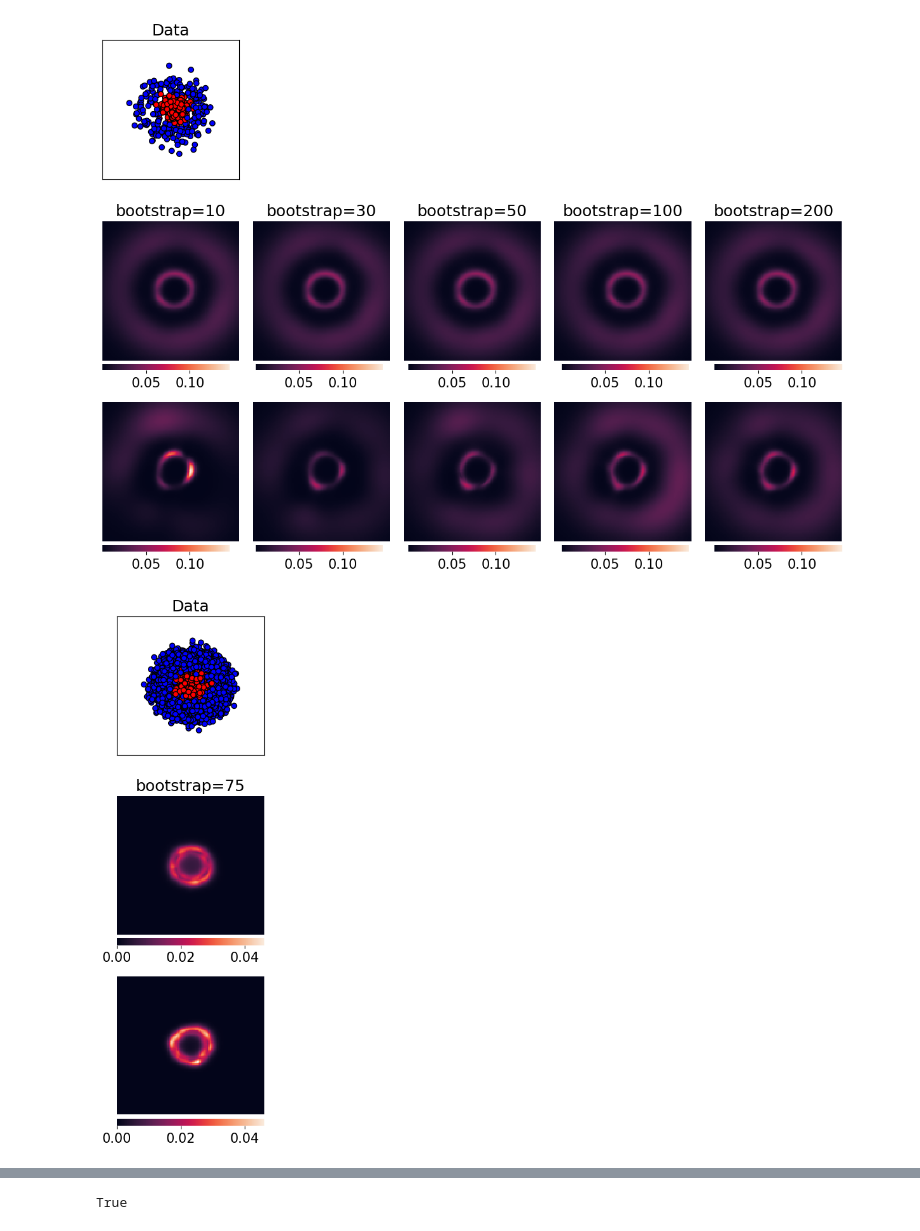
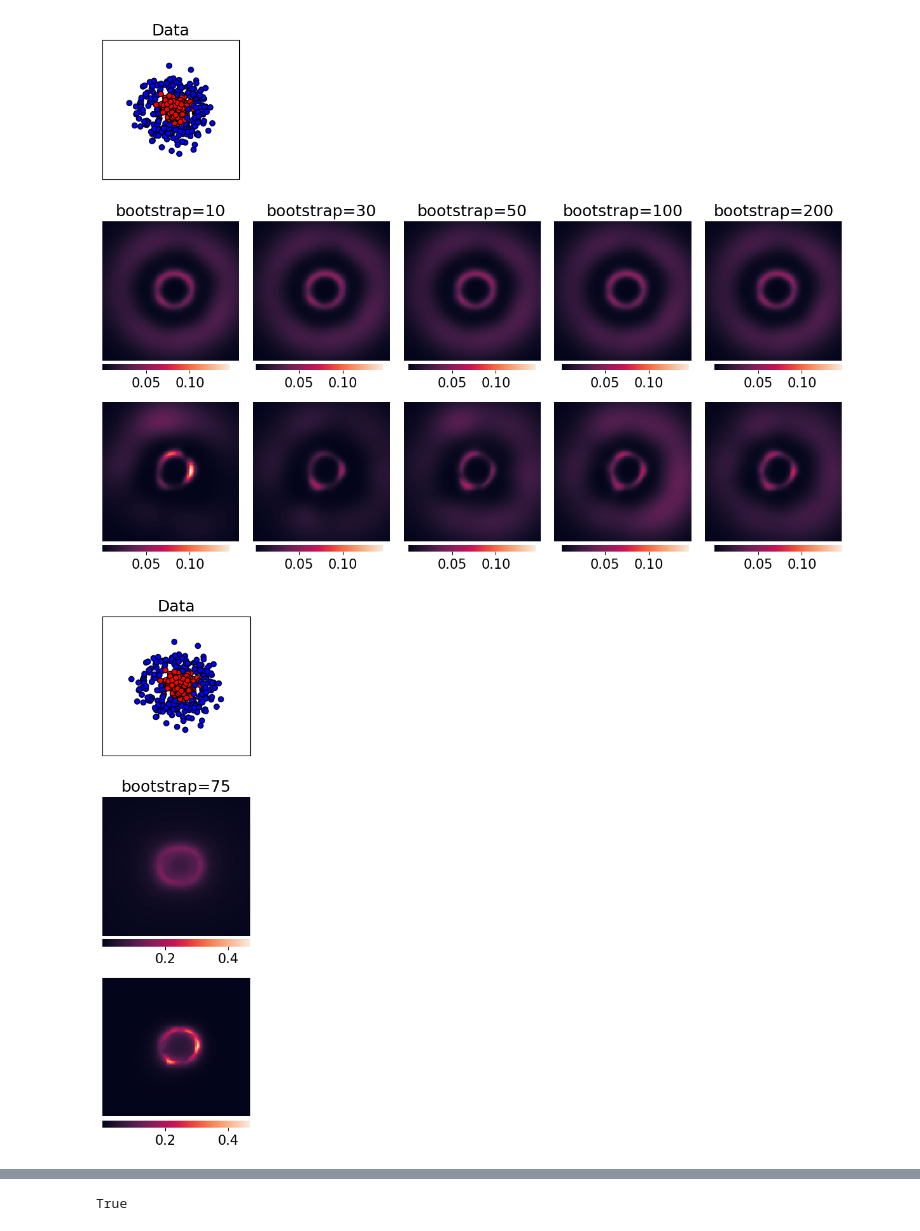
Before and after one commit to RUrlus/PointPredictionUncertainty, a Jupyter notebook: notebooks/BI.ipynb, the cells around one changed output, grey strips where cells are left out. Drawn from its saved outputs; the diff is of its cells as text; code cells hidden in the pictures.

```diff
--- a/notebooks/BI.ipynb
+++ b/notebooks/BI.ipynb
@@ -119,7 +120,7 @@ classifiers = [
 
 n_ticks = 100
 n_samples = 500  #train instances
-reps = 64 # train set sample
+reps = 100 # train set sample
 # %%
 from ppu.methods.bregman import *
 generator = {
@@ -1013,7 +1008,7 @@ plt.show()
 '''
 Bootstrap
 '''
-n_samples = 10000
+n_samples = 500
 
 name = 'Neural Net'
 if name != 'Neural Net':
@@ -1027,7 +1022,7 @@ plt.rcParams.update({'font.size': 15})
 bootstrap = [75]
 num = len(bootstrap)
 figure, axs = plt.subplots(3, num, figsize=(3*num, 10.5))
-reps = 64
+reps = 500
 
 i = 0
 eps = 1
@@ -1090,34 +1085,34 @@ for i in range(num):
 
 for i in range(num):
     ax = axs[1]
     ax.set_title('bootstrap={}'.format(bootstrap[i]))
     with np.errstate(all='ignore'):
         sns.heatmap(response1, ax=ax, vmin=vmin, vmax=vmax, cbar_kws=cbar_kws).invert_yaxis()
 
     ax.set_xticks(())
     ax.set_yticks(())
 
 
     ax = axs[2]
 
     with np.errstate(all='ignore'):
         sns.heatmap(response2[i], ax=ax, vmin=vmin, vmax=vmax, cbar_kws=cbar_kws).invert_yaxis()
 
     ax.set_xticks(())
     ax.set_yticks(())
 
 
 
 plt.subplots_adjust(#left=0.1,
                     bottom=.15,
                     #right=0.9,
                     top=.9,
                     wspace=0.1,
                     hspace=0.3)
 plt.savefig('plots/BI_bBI_bootstrap_ds{}_{}_{}.png'.format(n_samples, name_gen, name), bbox_inches='tight')
 plt.show()
 # %% [output]
-[figure, old version]
+[figure, new version]
 # %%
 for clf in sep_model:
     print(clf.predict(np.array([[2.4, 2.67]])))
```
Also changed, not shown: parts of 4 cells of this notebook, 1 other file.
